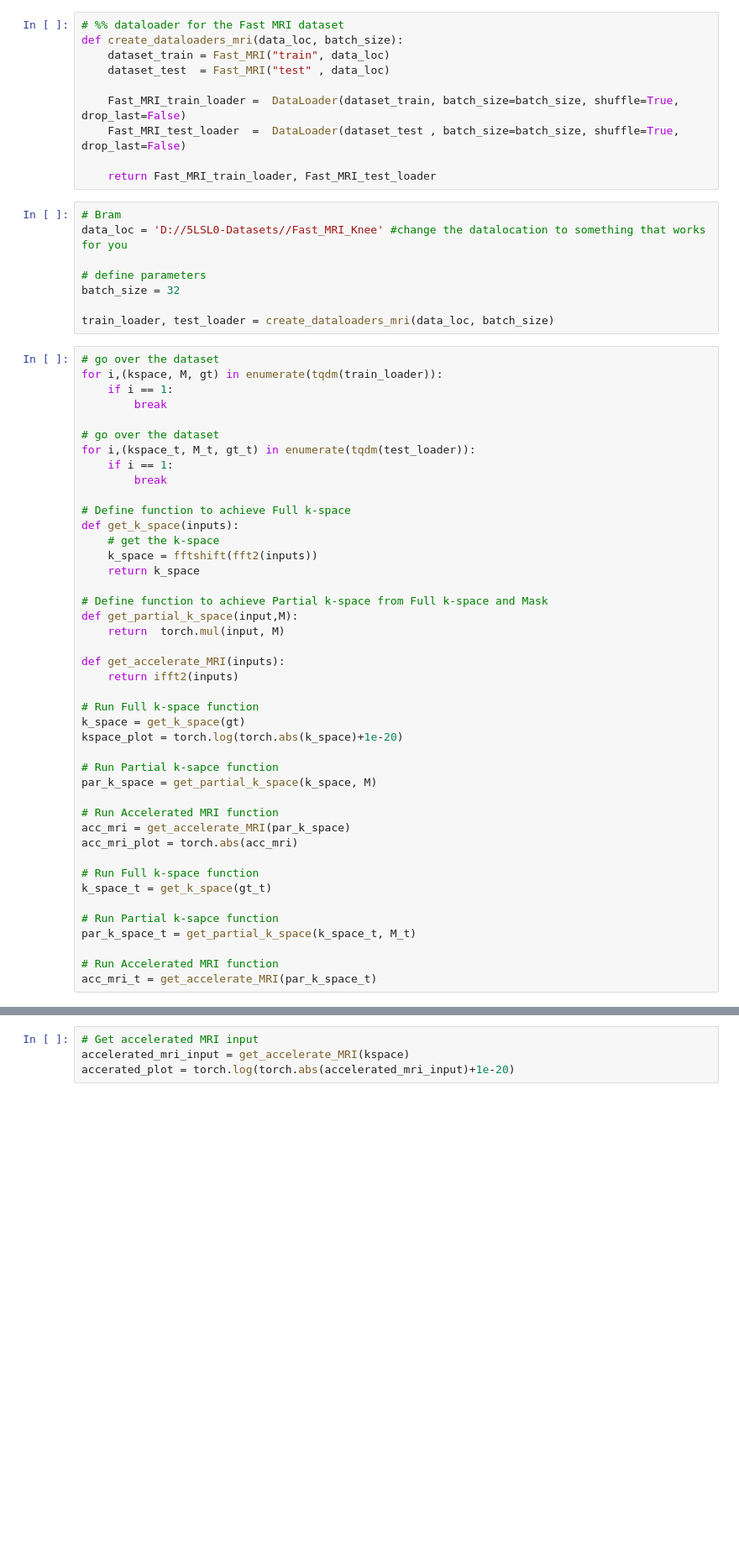
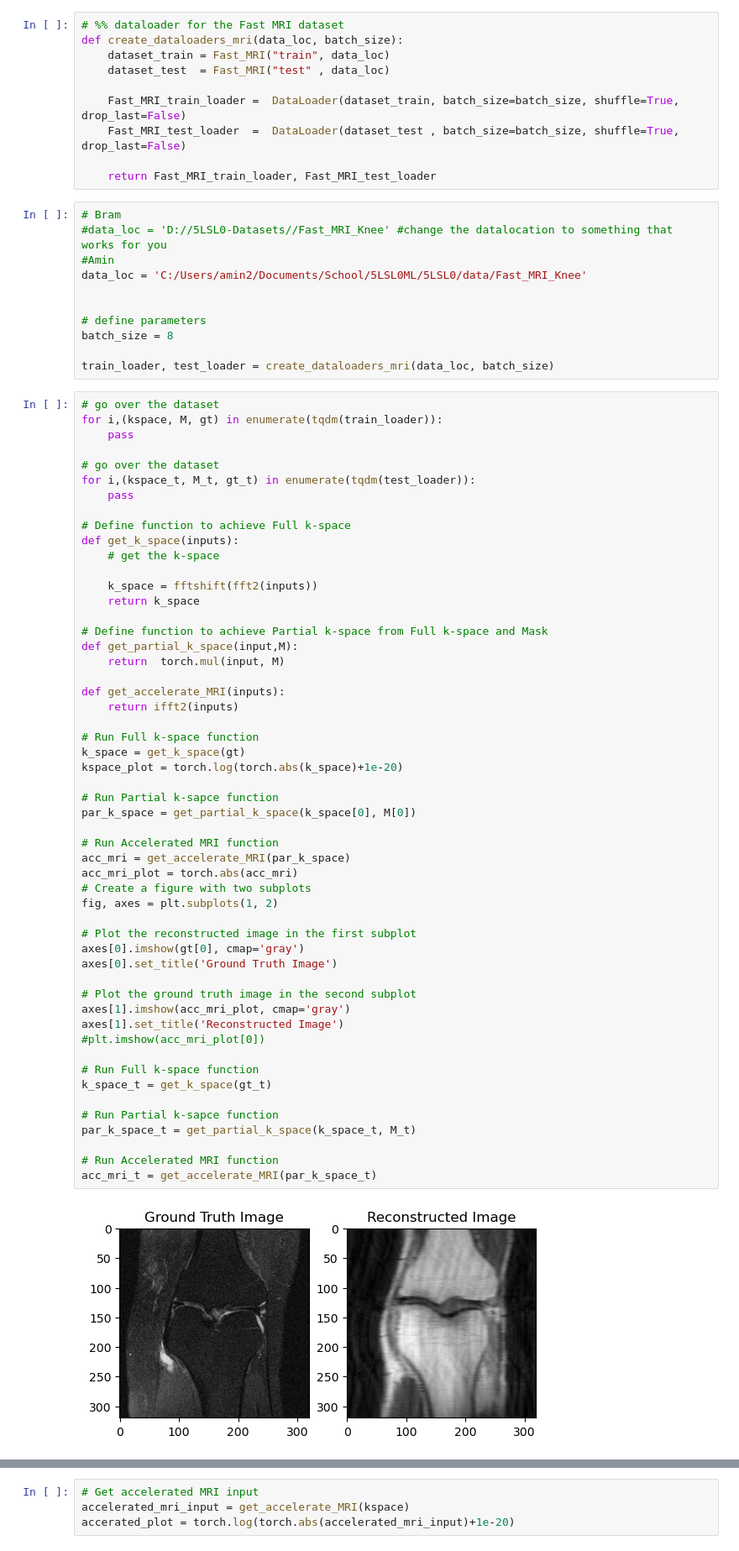
Before and after one commit to vanboven073/5LSL0, a Jupyter notebook: Week_3_convnet.ipynb, the cells around one changed output, grey strips where cells are left out. Shown: that part at 84% size. Drawn from its saved outputs; the diff is of its cells as text; blank space fills up the shorter version.

```diff
--- a/Week_3_convnet.ipynb
+++ b/Week_3_convnet.ipynb
@@ -33,53 +37,68 @@ def create_dataloaders_mri(data_loc, batch_size):
     return Fast_MRI_train_loader, Fast_MRI_test_loader
 # %%
 # Bram
-data_loc = 'D://5LSL0-Datasets//Fast_MRI_Knee' #change the datalocation to something that works for you
+#data_loc = 'D://5LSL0-Datasets//Fast_MRI_Knee' #change the datalocation to something that works for you
+#Amin
+data_loc = 'C:/Users/amin2/Documents/School/5LSL0ML/5LSL0/data/Fast_MRI_Knee'
+
 
 # define parameters
-batch_size = 32
+batch_size = 8
 
 train_loader, test_loader = create_dataloaders_mri(data_loc, batch_size)
 # %%
 # go over the dataset
 for i,(kspace, M, gt) in enumerate(tqdm(train_loader)):
-    if i == 1:
-        break
+    pass
 
 # go over the dataset
 for i,(kspace_t, M_t, gt_t) in enumerate(tqdm(test_loader)):
-    if i == 1:
-        break
+    pass
 
 # Define function to achieve Full k-space
 def get_k_space(inputs):
     # get the k-space
+
     k_space = fftshift(fft2(inputs))
     return k_space
 
 # Define function to achieve Partial k-space from Full k-space and Mask
 def get_partial_k_space(input,M):
     return  torch.mul(input, M)
 
 def get_accelerate_MRI(inputs):
     return ifft2(inputs)
 
 # Run Full k-space function
 k_space = get_k_space(gt)
 kspace_plot = torch.log(torch.abs(k_space)+1e-20)
 
 # Run Partial k-sapce function
-par_k_space = get_partial_k_space(k_space, M)
+par_k_space = get_partial_k_space(k_space[0], M[0])
 
 # Run Accelerated MRI function
 acc_mri = get_accelerate_MRI(par_k_space)
 acc_mri_plot = torch.abs(acc_mri)
+# Create a figure with two subplots
+fig, axes = plt.subplots(1, 2)
+
+# Plot the reconstructed image in the first subplot
+axes[0].imshow(gt[0], cmap='gray')
+axes[0].set_title('Ground Truth Image')
+
+# Plot the ground truth image in the second subplot
+axes[1].imshow(acc_mri_plot, cmap='gray')
+axes[1].set_title('Reconstructed Image')
+#plt.imshow(acc_mri_plot[0])
 
 # Run Full k-space function
 k_space_t = get_k_space(gt_t)
 
 # Run Partial k-sapce function
 par_k_space_t = get_partial_k_space(k_space_t, M_t)
 
 # Run Accelerated MRI function
 acc_mri_t = get_accelerate_MRI(par_k_space_t)
+# %% [output]
+[figure, added]
 # %%
```
Also changed, not shown: parts of 11 cells of this notebook, 9 other files.
